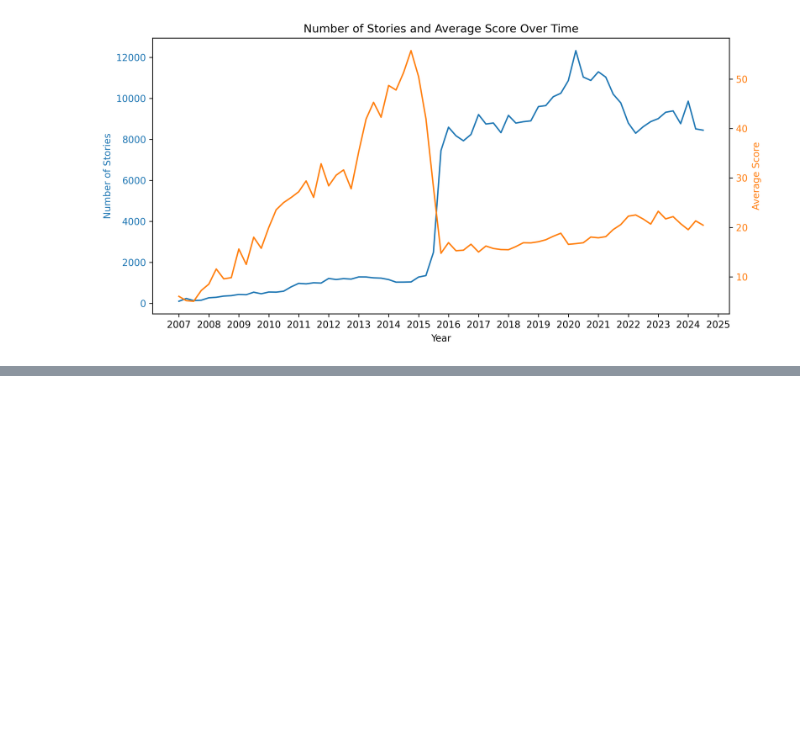
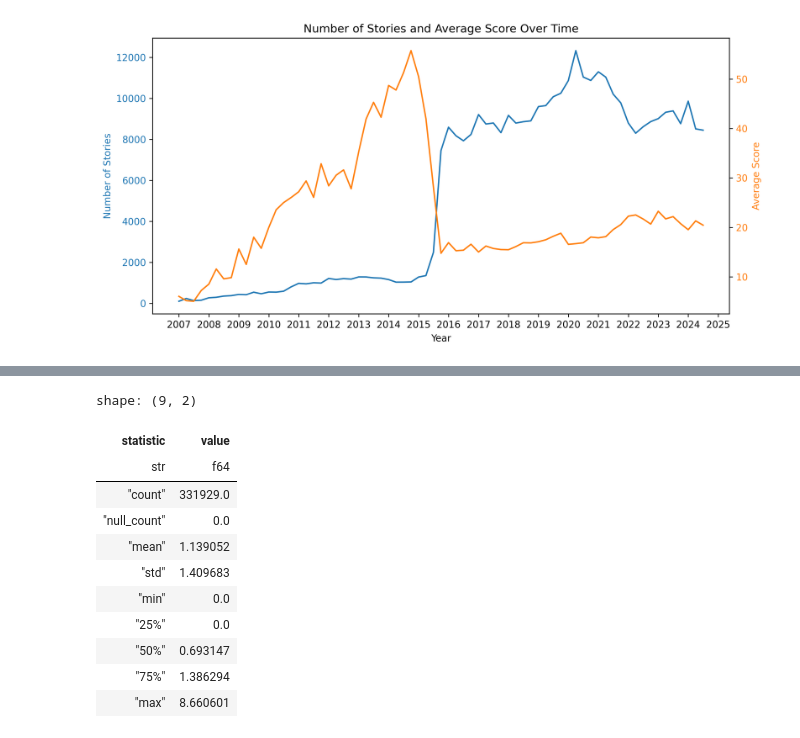
Before and after one commit to OpenPipe/best-hn, a Jupyter notebook: scraped_stories/prepare_data.ipynb, the cells around one changed output, grey strips where cells are left out. Drawn from its saved outputs; the diff is of its cells as text; code cells hidden in the pictures; blank space fills up the shorter version.

```diff
--- a/scraped-stories/prepare-data.ipynb
+++ b/scraped_stories/prepare_data.ipynb
@@ -154,6 +154,23 @@ shape: (331_929, 20)
 | 42063552 | "Olshansky" | 2024-11-06 15:13:49 | "Vibe Checks Are All You Need" | null | "https://olshansky.substack.com… | 3 | 0 | null | null | null | ... |
 | 42068691 | "0xlogk" | 2024-11-06 20:18:46 | "Are You Playing to Play, or Pl… | null | "https://commoncog.com/playing-… | 3 | 0 | null | null | null | ... |
 | 42071435 | "pentagrama" | 2024-11-06 23:50:11 | "Gimp 3.0 RC1 Released" | null | "https://www.gimp.org/news/2024… | 1 | 0 | null | null | null | ... |
+# %%
+df = df.with_columns(pl.col("score").log().alias("log_score"))
+
+df["log_score"].describe()
+# %% [output]
+shape: (9, 2)
+| statistic | value |
+| str | f64 |
+| "count" | 331929.0 |
+| "null_count" | 0.0 |
+| "mean" | 1.139052 |
+| "std" | 1.409683 |
+| "min" | 0.0 |
+| "25%" | 0.0 |
+| "50%" | 0.693147 |
+| "75%" | 1.386294 |
+| "max" | 8.660601 |
 # %%
 def serialize_story(story, include_datetime=True):
     time_format = "%A %I:%M %p, %Y-%m-%d" if include_datetime else "%Y-%m-%d"
```
Also changed, not shown: parts of 6 cells of this notebook, 14 other files.
